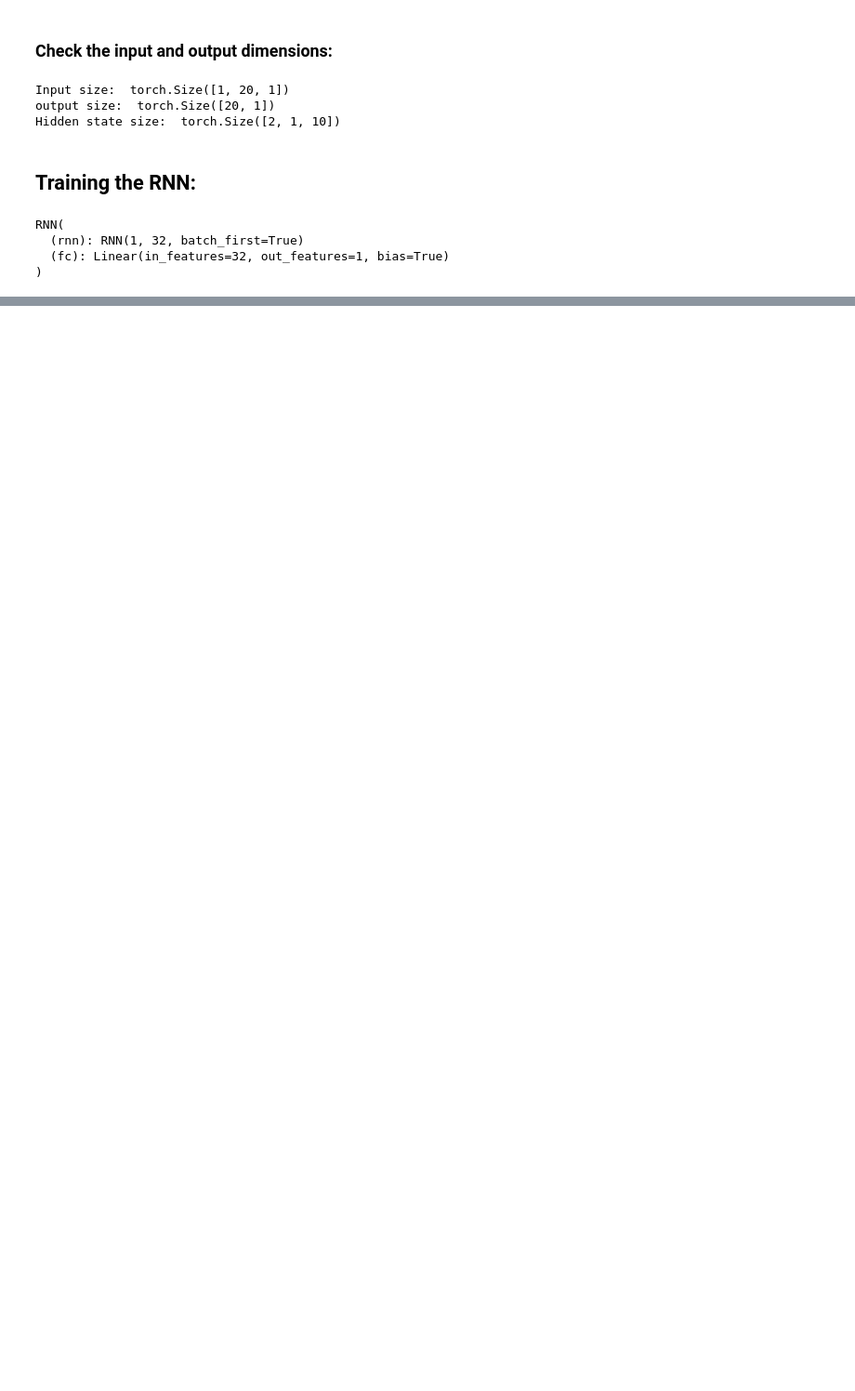
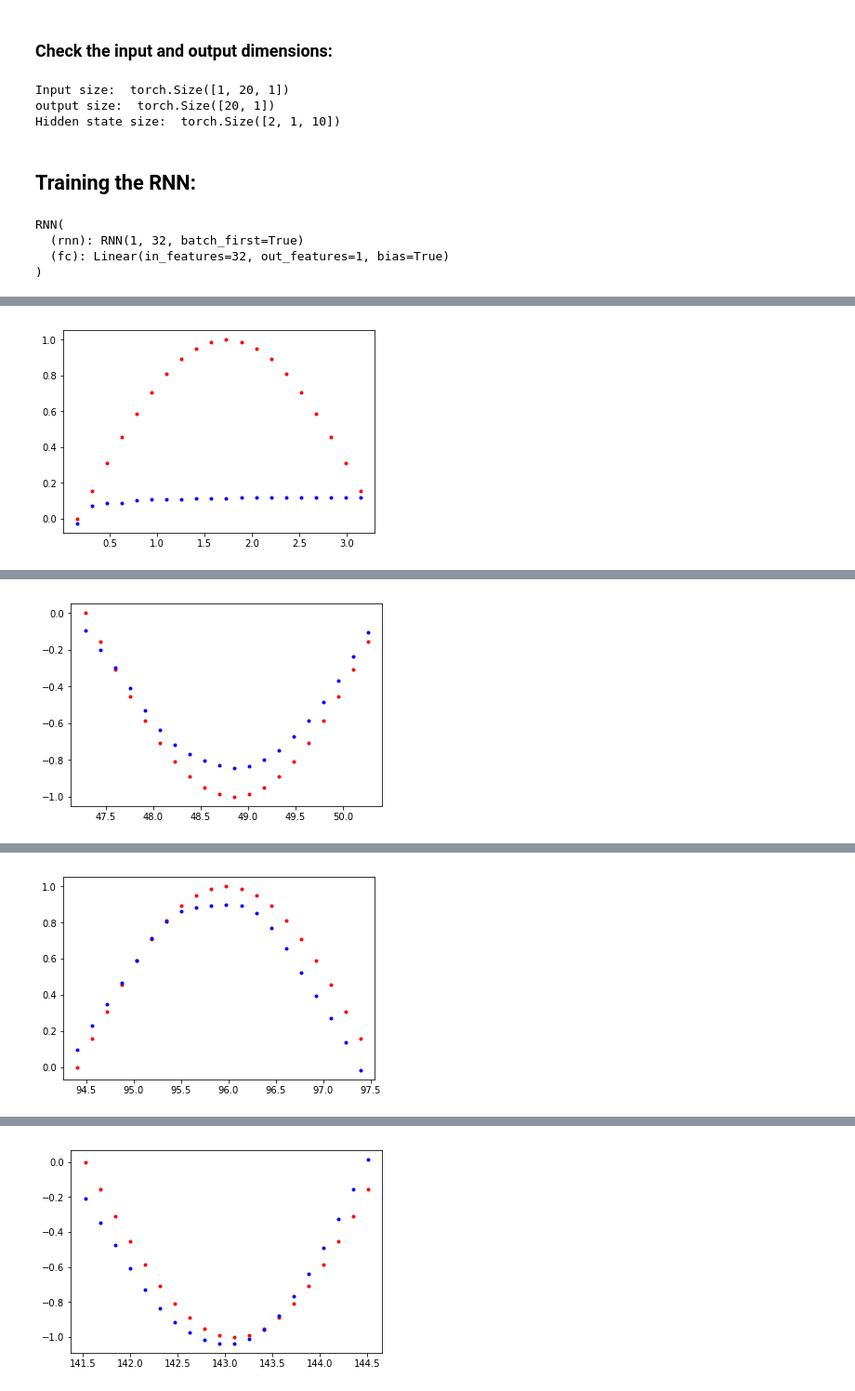
Before and after one commit to geekquad/Time-Series-Prediction-from-Scratch, a Jupyter notebook: Time Series Prediction.ipynb, the cells around one changed output, grey strips where cells are left out. Shown at 93% size. Saved outputs shown, nothing was run; the diff lists cells and outputs as text; code cells hidden in the pictures; blank space fills up the shorter version.

```diff
--- a/Time Series Prediction.ipynb
+++ b/Time Series Prediction.ipynb
@@ -91,31 +91,33 @@ criterion = nn.MSELoss()
 optimizer = torch.optim.Adam(rnn.parameters(), lr = 0.01)
 # %%
 def train(rnn, n_steps, print_every):
+
     hidden = None
+
     for batch_i, step in enumerate(range(n_steps)):
-        time_steps = np.linspace(step*np.pi, (step+1)*np.pi, seq_length+1)
+        # defining the training data
+        time_steps = np.linspace(step * np.pi, (step+1)*np.pi, seq_length + 1)
         data = np.sin(time_steps)
-        data.resize((seq_length +1, 1))
+        data.resize((seq_length + 1, 1))
 
         x = data[:-1]
         y = data[1:]
 
         x_tensor = torch.Tensor(x).unsqueeze(0)
         y_tensor = torch.Tensor(y)
+        prediction, hidden = rnn(x_tensor, hidden)
 
-        prediction, hidden = rnn(x_tensor, hidden)
         hidden = hidden.data
-
         loss = criterion(prediction, y_tensor)
         optimizer.zero_grad()
         loss.backward()
-        opyimizer.step()
+        optimizer.step()
 
-        """DISPLAYING THE LOSS AND PREDICTIONS"""
+        """ Displaying the losses and predictions """
+        if batch_i%print_every == 0:
+            print('Loss: ', loss.item())
+            plt.plot(time_steps[1:], x, 'r.') # input
+            plt.plot(time_steps[1:], prediction.data.numpy().flatten(), 'b.') # predictions
+            plt.show()
 
-        if batch_i%print_every == 0:
-            print('Loss:', loss.item())
-            plt.plot(time_steps[1:], 'r.')
-            plt.plot(time_Steps[1:], prediction.data.numpy().flatten(), 'b.')
-            plt.show
-        return rnn
+    return rnn
@@ -121,0 +126,5 @@ def train(rnn, n_steps, print_every):
+# %%
+n_steps = 75
+print_every = 15
+trained_rnn = train(rnn, n_steps, print_every)
+# %% [output]
@@ -121,0 +132 @@ def train(rnn, n_steps, print_every):
+[figure, added]
@@ -121,0 +134 @@ def train(rnn, n_steps, print_every):
+[figure, added]
@@ -121,0 +136 @@ def train(rnn, n_steps, print_every):
+[figure, added]
@@ -121,0 +138 @@ def train(rnn, n_steps, print_every):
+[figure, added]
```
Also changed, not shown: parts of 5 cells of this notebook.
